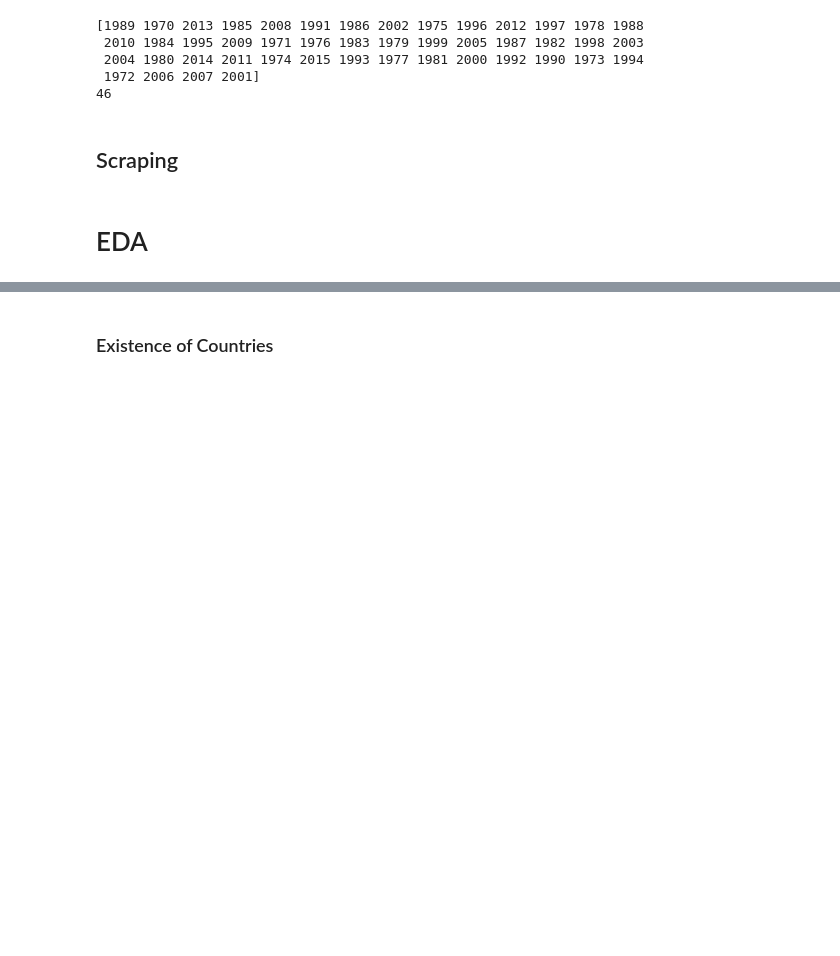
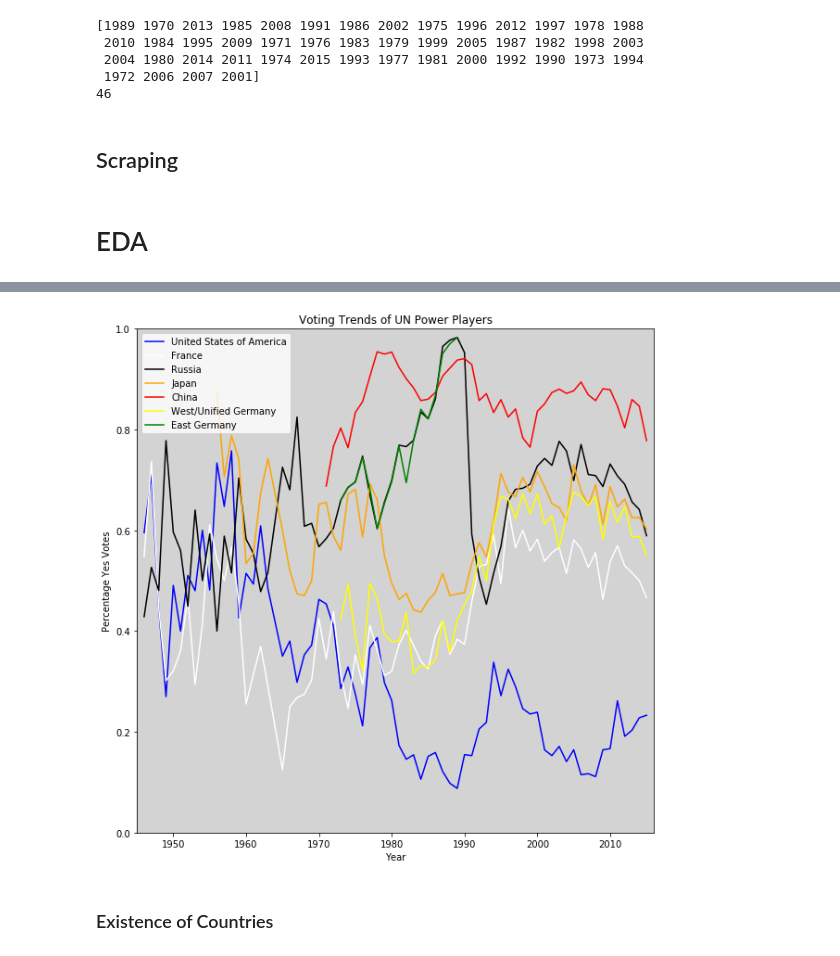
Before and after one commit to RobMor/CMSC320-Final-Project, a Jupyter notebook: RobMor-FinalTutorial.ipynb, the cells around one changed output, grey strips where cells are left out. Saved outputs shown, nothing was run; the diff lists cells and outputs as text; code cells hidden in the pictures; blank space fills up the shorter version.

```diff
--- a/RobMor-FinalTutorial.ipynb
+++ b/RobMor-FinalTutorial.ipynb
@@ -97,3 +211,46 @@ data["name"] = [lookup[code][0] for code in data["country"]]
+# %%
+# Same as before, just same plot
+
+grouped = states.groupby("state_name")
+
+# TODO Clean up code...
+power_players = ["United States of America", "France", "Russia", "Japan", "China", "Germany"]
+colors = ["blue", "white", "black", "orange", "red", "yellow"]
+
+groups = [(player, grouped.get_group(player)) for player in power_players[:-1]]
+groups.append(("Germany", (grouped.get_group("German Federal Republic"), grouped.get_group("German Democratic Republic"))))
+
+plt.figure(figsize=(10,10))
+for (name, group), color in zip(groups, colors):
+    if name != "Germany":
+        x = group["year"]
+        y = group["yes_votes"] / group["all_votes"]
+    else:
+        west = group[0].sort_values("year") # Necessary to remove glitch
+        east = group[1]
+        x = west["year"]
+        x1 = east["year"]
+        y = west["yes_votes"] / west["all_votes"]
+        y1 = east["yes_votes"] / east["all_votes"]
+
+
+    if name == "Germany":
+        plt.plot(x, y, color=color, label="West/Unified Germany")
+        plt.plot(x1, y1, color="green", label="East Germany")
+    else:
+        plt.plot(x, y, color=color, label=name)
+
+plt.gca().set_facecolor("lightgray")
+
+plt.title("Voting Trends of UN Power Players")
+plt.ylabel("Percentage Yes Votes")
+plt.xlabel("Year")
+plt.legend()
+plt.ylim(0, 1)
+plt.xlim(1945, 2016)
+plt.show()
+# %% [output]
+[figure, added]
 # %% [markdown]
 ### Existence of Countries
 # %%
```
Also changed, not shown: parts of 19 cells of this notebook, 1 other file.
